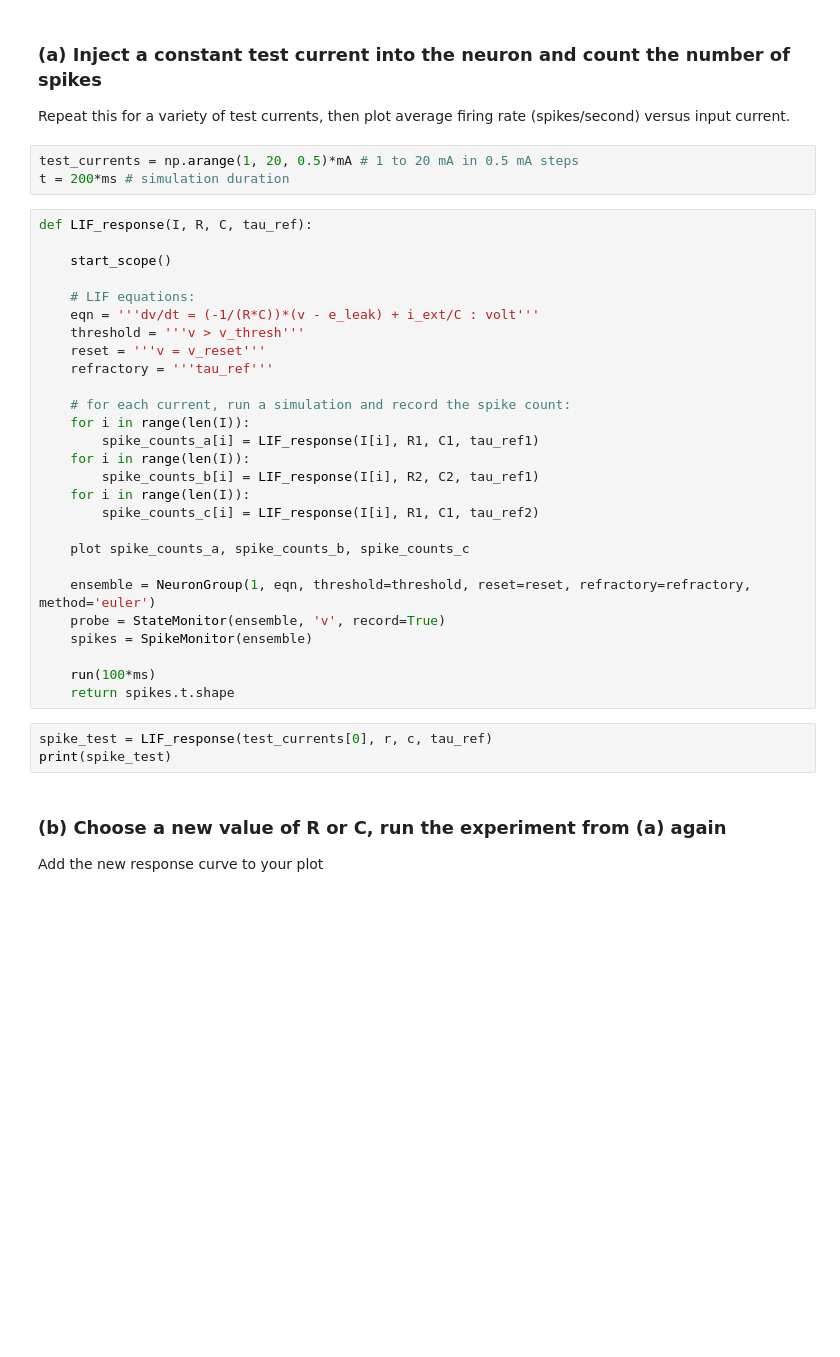
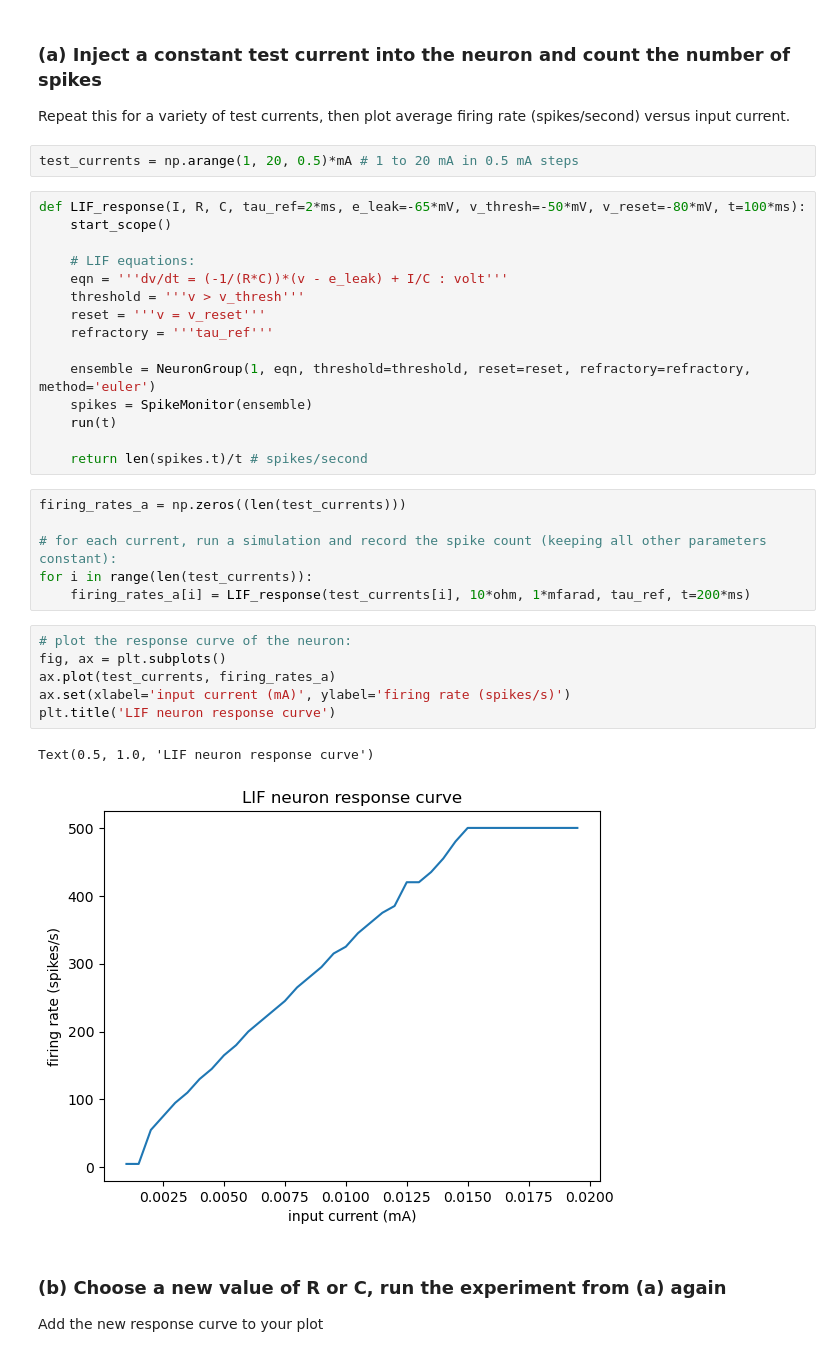
Before and after one commit to kateharvey/SYDE552, a Jupyter notebook: syde552-assignment1.ipynb, the cells around one changed output. Drawn from its saved outputs; the diff is of its cells as text; blank space fills up the shorter version.

```diff
--- a/syde552-assignment1.ipynb
+++ b/syde552-assignment1.ipynb
@@ -232,37 +232,36 @@ plt.show()
 Repeat this for a variety of test currents, then plot average firing rate (spikes/second) versus input current.
 # %%
 test_currents = np.arange(1, 20, 0.5)*mA # 1 to 20 mA in 0.5 mA steps
-t = 200*ms # simulation duration
 # %%
-def LIF_response(I, R, C, tau_ref):
-
+def LIF_response(I, R, C, tau_ref=2*ms, e_leak=-65*mV, v_thresh=-50*mV, v_reset=-80*mV, t=100*ms):
     start_scope()
 
     # LIF equations:
-    eqn = '''dv/dt = (-1/(R*C))*(v - e_leak) + i_ext/C : volt'''
+    eqn = '''dv/dt = (-1/(R*C))*(v - e_leak) + I/C : volt'''
     threshold = '''v > v_thresh'''
     reset = '''v = v_reset'''
     refractory = '''tau_ref'''
 
-    # for each current, run a simulation and record the spike count:
-    for i in range(len(I)):
-        spike_counts_a[i] = LIF_response(I[i], R1, C1, tau_ref1)
-    for i in range(len(I)):
-        spike_counts_b[i] = LIF_response(I[i], R2, C2, tau_ref1)
-    for i in range(len(I)):
-        spike_counts_c[i] = LIF_response(I[i], R1, C1, tau_ref2)
+    ensemble = NeuronGroup(1, eqn, threshold=threshold, reset=reset, refractory=refractory, method='euler')
+    spikes = SpikeMonitor(ensemble)
+    run(t)
 
-    plot spike_counts_a, spike_counts_b, spike_counts_c
-
-    ensemble = NeuronGroup(1, eqn, threshold=threshold, reset=reset, refractory=refractory, method='euler')
-    probe = StateMonitor(ensemble, 'v', record=True)
-    spikes = SpikeMonitor(ensemble)
-
-    run(100*ms)
-    return spikes.t.shape
+    return len(spikes.t)/t # spikes/second
-# %%
-spike_test = LIF_response(test_currents[0], r, c, tau_ref)
-print(spike_test)
+# %%
+firing_rates_a = np.zeros((len(test_currents)))
+
+# for each current, run a simulation and record the spike count (keeping all other parameters constant):
+for i in range(len(test_currents)):
+    firing_rates_a[i] = LIF_response(test_currents[i], 10*ohm, 1*mfarad, tau_ref, t=200*ms)
+# %%
+# plot the response curve of the neuron:
+fig, ax = plt.subplots()
+ax.plot(test_currents, firing_rates_a)
+ax.set(xlabel='input current (mA)', ylabel='firing rate (spikes/s)')
+plt.title('LIF neuron response curve')
+# %% [output]
+Text(0.5, 1.0, 'LIF neuron response curve')
+[figure, added]
 # %% [markdown]
 ### (b) Choose a new value of R or C, run the experiment from (a) again
 Add the new response curve to your plot
```
Also changed, not shown: parts of 4 cells of this notebook.
